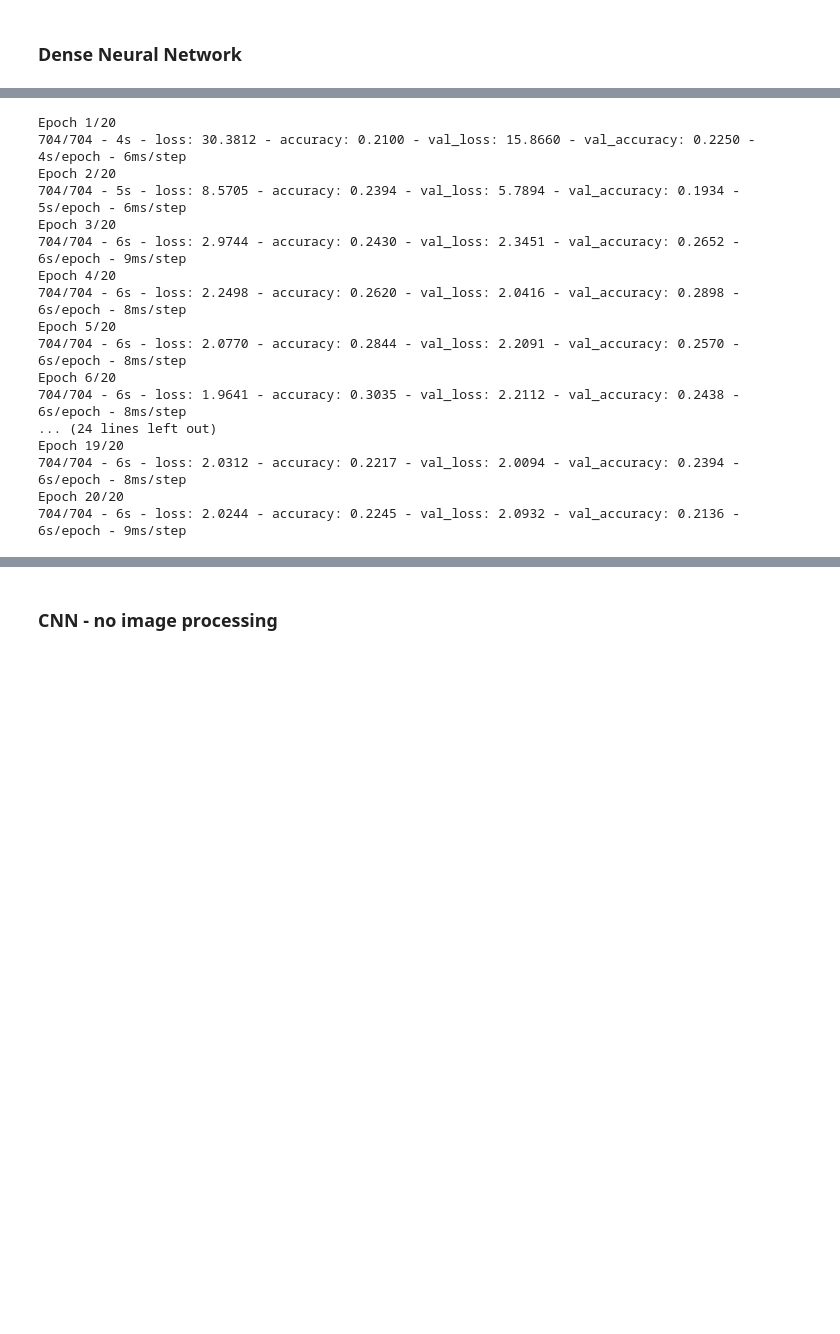
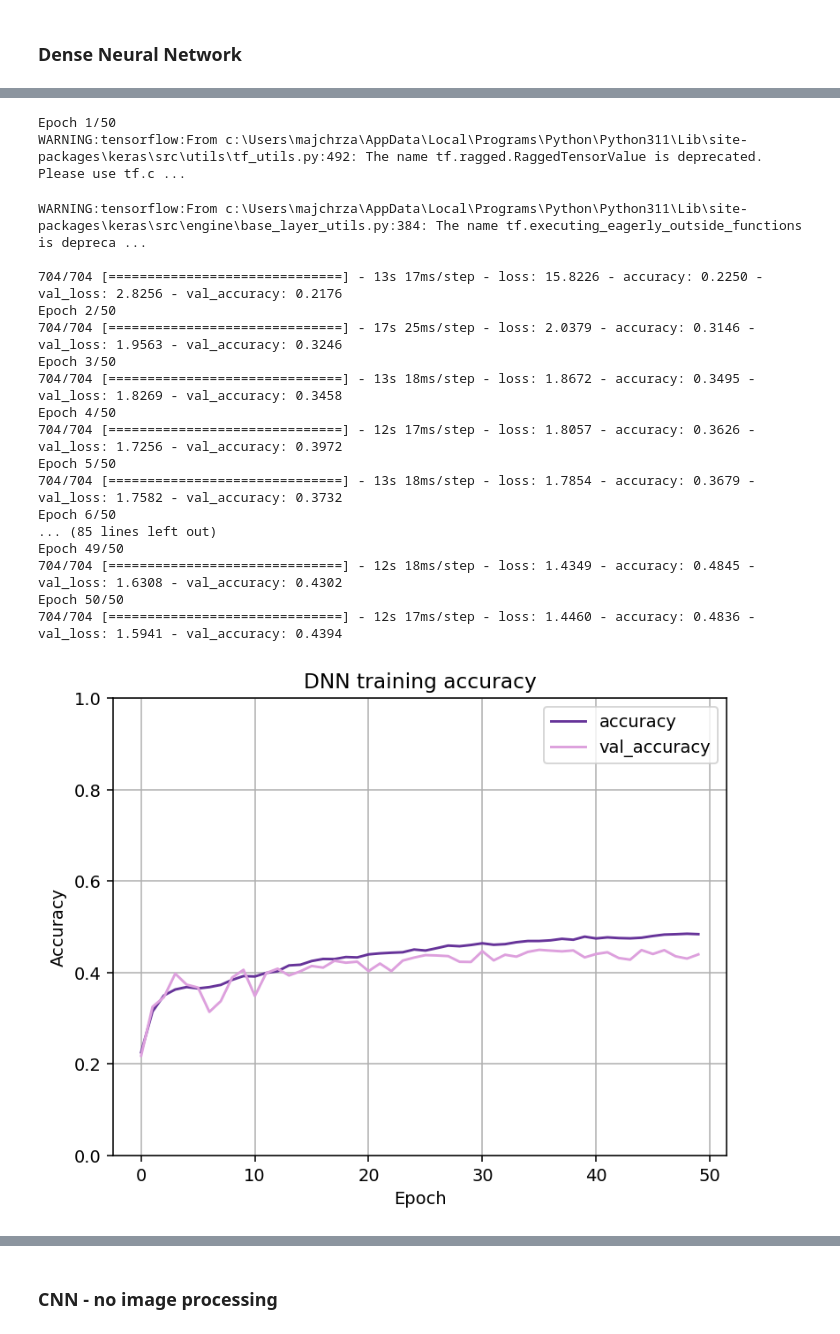
Before and after one commit to adamaj99pwr/ML, a Jupyter notebook: lab4/lab4.ipynb, the cells around one changed output, grey strips where cells are left out. Drawn from its saved outputs; the diff is of its cells as text; code cells hidden in the pictures; blank space fills up the shorter version.

```diff
--- a/lab4/lab4.ipynb
+++ b/lab4/lab4.ipynb
@@ -7,3 +13,5 @@ from collections import Counter
+# %%
+plt.rcParams['figure.dpi'] = 140
 # %%
 (X_train, y_train), (X_test, y_test) = datasets.cifar10.load_data()
 # %%
@@ -27,7 +35,8 @@ Class labels distribution: {0: 6000, 1: 6000, 2: 6000, 3: 6000, 4: 6000, 5: 6000
 # %%
 dnn = models.Sequential()
 dnn.add(layers.Flatten(input_shape=(32, 32, 3)))
-# dnn.add(layers.Dense(units=256, activation='relu'))
+dnn.add(layers.Dense(units=512, activation='relu'))
+dnn.add(layers.Dense(units=256, activation='relu'))
 dnn.add(layers.Dense(units=128, activation='relu'))
 dnn.add(layers.Dense(units=64, activation='relu'))
-dnn.add(layers.Dense(units=10))
+dnn.add(layers.Dense(units=10, activation='softmax'))
@@ -37,20 +49,34 @@ dnn.compile(optimizer='adam', loss=losses.SparseCategoricalCrossentropy(from_log
 # %%
-dnn_fit = dnn.fit(x=X_train, y=y_train, batch_size=64, epochs=20, validation_split=0.1, verbose=2)
+dnn_fit = dnn.fit(x=X_train, y=y_train, batch_size=64, epochs=50, validation_split=0.1)
 # %% [output]
-Epoch 1/20
-704/704 - 4s - loss: 30.3812 - accuracy: 0.2100 - val_loss: 15.8660 - val_accuracy: 0.2250 - 4s/epoch - 6ms/step
-Epoch 2/20
-704/704 - 5s - loss: 8.5705 - accuracy: 0.2394 - val_loss: 5.7894 - val_accuracy: 0.1934 - 5s/epoch - 6ms/step
-Epoch 3/20
-704/704 - 6s - loss: 2.9744 - accuracy: 0.2430 - val_loss: 2.3451 - val_accuracy: 0.2652 - 6s/epoch - 9ms/step
-Epoch 4/20
-704/704 - 6s - loss: 2.2498 - accuracy: 0.2620 - val_loss: 2.0416 - val_accuracy: 0.2898 - 6s/epoch - 8ms/step
-Epoch 5/20
-704/704 - 6s - loss: 2.0770 - accuracy: 0.2844 - val_loss: 2.2091 - val_accuracy: 0.2570 - 6s/epoch - 8ms/step
-Epoch 6/20
-704/704 - 6s - loss: 1.9641 - accuracy: 0.3035 - val_loss: 2.2112 - val_accuracy: 0.2438 - 6s/epoch - 8ms/step
-... (24 lines left out)
-Epoch 19/20
-704/704 - 6s - loss: 2.0312 - accuracy: 0.2217 - val_loss: 2.0094 - val_accuracy: 0.2394 - 6s/epoch - 8ms/step
-Epoch 20/20
-704/704 - 6s - loss: 2.0244 - accuracy: 0.2245 - val_loss: 2.0932 - val_accuracy: 0.2136 - 6s/epoch - 9ms/step
+Epoch 1/50
+WARNING:tensorflow:From c:\Users\majchrza\AppData\Local\Programs\Python\Python311\Lib\site-packages\keras\src\utils\tf_utils.py:492: The name tf.ragged.RaggedTensorValue is deprecated. Please use tf.c ...
+WARNING:tensorflow:From c:\Users\majchrza\AppData\Local\Programs\Python\Python311\Lib\site-packages\keras\src\engine\base_layer_utils.py:384: The name tf.executing_eagerly_outside_functions is depreca ...
+
+704/704 [==============================] - 13s 17ms/step - loss: 15.8226 - accuracy: 0.2250 - val_loss: 2.8256 - val_accuracy: 0.2176
+Epoch 2/50
+704/704 [==============================] - 17s 25ms/step - loss: 2.0379 - accuracy: 0.3146 - val_loss: 1.9563 - val_accuracy: 0.3246
+Epoch 3/50
+704/704 [==============================] - 13s 18ms/step - loss: 1.8672 - accuracy: 0.3495 - val_loss: 1.8269 - val_accuracy: 0.3458
+Epoch 4/50
+704/704 [==============================] - 12s 17ms/step - loss: 1.8057 - accuracy: 0.3626 - val_loss: 1.7256 - val_accuracy: 0.3972
+Epoch 5/50
+704/704 [==============================] - 13s 18ms/step - loss: 1.7854 - accuracy: 0.3679 - val_loss: 1.7582 - val_accuracy: 0.3732
+Epoch 6/50
+... (85 lines left out)
+Epoch 49/50
+704/704 [==============================] - 12s 18ms/step - loss: 1.4349 - accuracy: 0.4845 - val_loss: 1.6308 - val_accuracy: 0.4302
+Epoch 50/50
+704/704 [==============================] - 12s 17ms/step - loss: 1.4460 - accuracy: 0.4836 - val_loss: 1.5941 - val_accuracy: 0.4394
+# %%
+plt.plot(dnn_fit.history['accuracy'], label='accuracy', color='rebeccapurple')
+plt.plot(dnn_fit.history['val_accuracy'], label = 'val_accuracy', color='plum')
+plt.xlabel('Epoch')
+plt.ylabel('Accuracy')
+plt.ylim([0, 1])
+plt.grid()
+plt.title('DNN training accuracy')
+plt.legend()
+plt.show()
+# %% [output]
+[figure, added]
```
Also changed, not shown: parts of 40 cells of this notebook, 8 other files.
